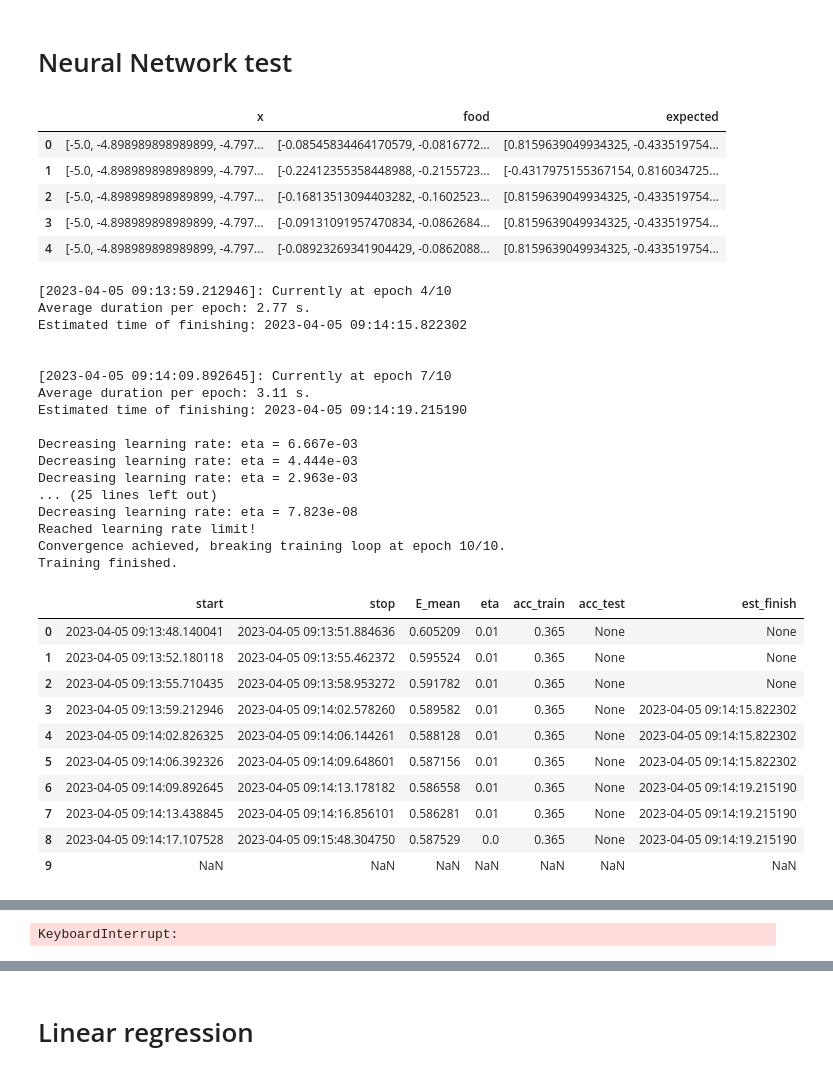
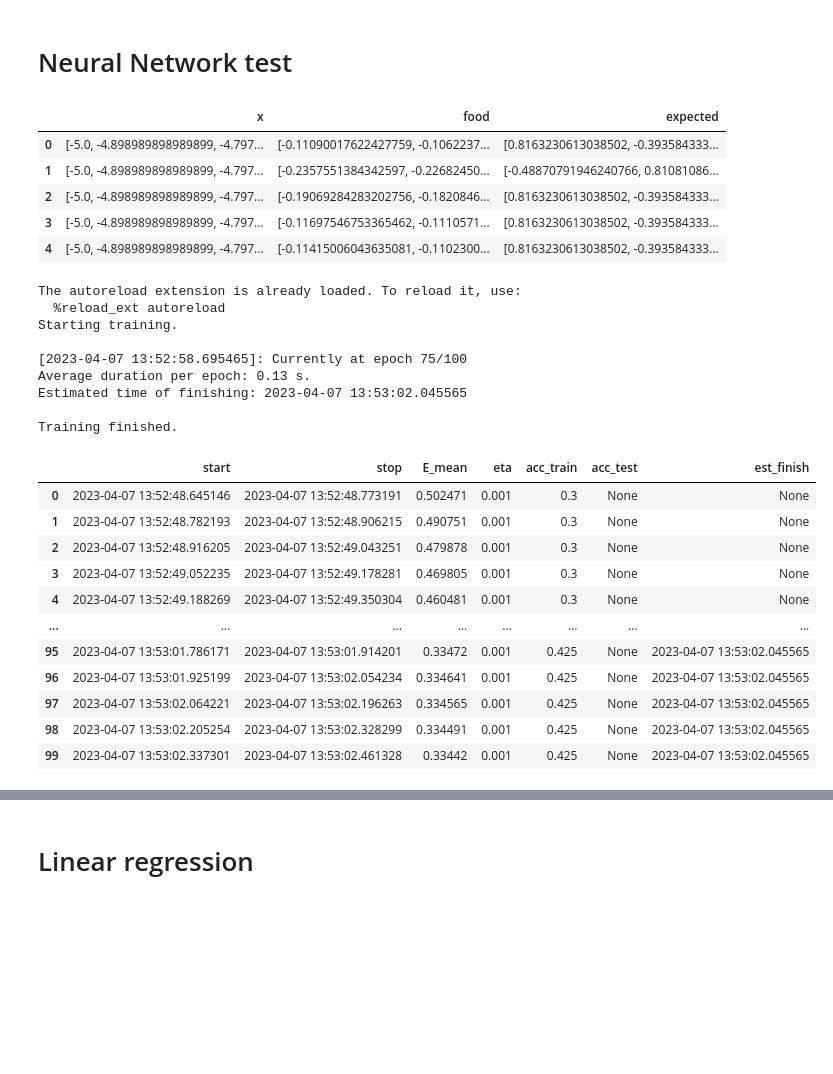
Before and after one commit to blahasimon/datascience, a Jupyter notebook: nn_test.ipynb, the cells around one changed output, grey strips where cells are left out. Drawn from its saved outputs; the diff is of its cells as text; code cells hidden in the pictures; blank space fills up the shorter version.

Commit message:
Fatal parameters bug fixed, batches and new features added, gradient checking OK

```diff
--- a/nn_test.ipynb
+++ b/nn_test.ipynb
@@ -17,7 +18,7 @@ X_LOW = -5
 X_HIGH = 5
 N_X = 100
 
-N_samples = 1000
+N_samples = 100
 N_funcs = 3
 
 data['x'] = range(N_samples)
@@ -37,7 +38,7 @@ def random_func(x):
 
 data[['food', 'expected']] = data['x'].apply(random_func).apply(pd.Series)
 
-
+plt.show()
 
 mean = np.mean(data['food'])
 data['food'] = data['food'].apply(lambda x: x - mean)
@@ -50,11 +51,11 @@ data['expected'] /= data['expected'].apply(np.linalg.norm)
 data.head()
 # %% [output]
 |  | x | food | expected |
-| 0 | [-5.0, -4.898989898989899, -4.797... | [-0.08545834464170579, -0.0816772... | [0.8159639049934325, -0.433519754... |
-| 1 | [-5.0, -4.898989898989899, -4.797... | [-0.22412355358448988, -0.2155723... | [-0.4317975155367154, 0.816034725... |
-| 2 | [-5.0, -4.898989898989899, -4.797... | [-0.16813513094403282, -0.1602523... | [0.8159639049934325, -0.433519754... |
-| 3 | [-5.0, -4.898989898989899, -4.797... | [-0.09131091957470834, -0.0862684... | [0.8159639049934325, -0.433519754... |
-| 4 | [-5.0, -4.898989898989899, -4.797... | [-0.08923269341904429, -0.0862088... | [0.8159639049934325, -0.433519754... |
+| 0 | [-5.0, -4.898989898989899, -4.797... | [-0.11090017622427759, -0.1062237... | [0.8163230613038502, -0.393584333... |
+| 1 | [-5.0, -4.898989898989899, -4.797... | [-0.2357551384342597, -0.22682450... | [-0.48870791946240766, 0.81081086... |
+| 2 | [-5.0, -4.898989898989899, -4.797... | [-0.19069284283202756, -0.1820846... | [0.8163230613038502, -0.393584333... |
+| 3 | [-5.0, -4.898989898989899, -4.797... | [-0.11697546753365462, -0.1110571... | [0.8163230613038502, -0.393584333... |
+| 4 | [-5.0, -4.898989898989899, -4.797... | [-0.11415006043635081, -0.1102300... | [0.8163230613038502, -0.393584333... |
 # %%
 TEST_SIZE = 0.2
 data_train = data.sample(frac=(1-TEST_SIZE), random_state=0)
@@ -62,52 +63,48 @@ data_test = data.drop(data_train.index)
 # %%
 %load_ext autoreload
 %autoreload 2
 
-N_HIDDEN = 5
-ETA = 1.e-2
-ETA_LIMIT = 1.e-7
-N_EPOCHS = 10
-ADAPTIVE_ETA = True
+N_HIDDEN = 10
+ETA = 1.e-3
+ETA_LIMIT = 1.e-8
+N_EPOCHS = 100
+ADAPTIVE_ETA = False
 ETA_FACTOR = 1.5
 RANDOM_SEED = 5
+MSG_FREQ = 10
+BATCH_SIZE = 0.1
 
 ACT_FUNCS = [nn.sigmoid, nn.sigmoid]
 
 network_shape = (N_X, N_HIDDEN, N_funcs)
 
 neural_network = nn.NeuralNetwork(shape=network_shape, act_funcs=ACT_FUNCS,
                                   eta=ETA, eta_limit=ETA_LIMIT, adaptive_eta=ADAPTIVE_ETA, eta_factor=ETA_FACTOR,
                                   random_seed=RANDOM_SEED)
 
-df_stats = neural_network.train(df=data_train[['food', 'expected']], n_epochs=N_EPOCHS, msg_freq=10)
-
+df_stats = neural_network.train(df=data_train[['food', 'expected']], n_epochs=N_EPOCHS, msg_freq=MSG_FREQ, batch_size=BATCH_SIZE)
+df_stats.to_csv('stats.csv', mode='a', header=None)
+pd.DataFrame(neural_network.parameters).to_csv('parameters.csv')
 df_stats
 # %% [output]
-[2023-04-05 09:13:59.212946]: Currently at epoch 4/10
-Average duration per epoch: 2.77 s.
-Estimated time of finishing: 2023-04-05 09:14:15.822302
+The autoreload extension is already loaded. To reload it, use:
+  %reload_ext autoreload
+Starting training.
 
+[2023-04-07 13:52:58.695465]: Currently at epoch 75/100
+Average duration per epoch: 0.13 s.
+Estimated time of finishing: 2023-04-07 13:53:02.045565
 
-[2023-04-05 09:14:09.892645]: Currently at epoch 7/10
-Average duration per epoch: 3.11 s.
-Estimated time of finishing: 2023-04-05 09:14:19.215190
-
-Decreasing learning rate: eta = 6.667e-03
-Decreasing learning rate: eta = 4.444e-03
-Decreasing learning rate: eta = 2.963e-03
-... (25 lines left out)
-Decreasing learning rate: eta = 7.823e-08
-Reached learning rate limit!
-Convergence achieved, breaking training loop at epoch 10/10.
 Training finished.
 |  | start | stop | E_mean | eta | acc_train | acc_test | est_finish |
-| 0 | 2023-04-05 09:13:48.140041 | 2023-04-05 09:13:51.884636 | 0.605209 | 0.01 | 0.365 | None | None |
-| 1 | 2023-04-05 09:13:52.180118 | 2023-04-05 09:13:55.462372 | 0.595524 | 0.01 | 0.365 | None | None |
-| 2 | 2023-04-05 09:13:55.710435 | 2023-04-05 09:13:58.953272 | 0.591782 | 0.01 | 0.365 | None | None |
-| 3 | 2023-04-05 09:13:59.212946 | 2023-04-05 09:14:02.578260 | 0.589582 | 0.01 | 0.365 | None | 2023-04-05 09:14:15.822302 |
-| 4 | 2023-04-05 09:14:02.826325 | 2023-04-05 09:14:06.144261 | 0.588128 | 0.01 | 0.365 | None | 2023-04-05 09:14:15.822302 |
-| 5 | 2023-04-05 09:14:06.392326 | 2023-04-05 09:14:09.648601 | 0.587156 | 0.01 | 0.365 | None | 2023-04-05 09:14:15.822302 |
-| 6 | 2023-04-05 09:14:09.892645 | 2023-04-05 09:14:13.178182 | 0.586558 | 0.01 | 0.365 | None | 2023-04-05 09:14:19.215190 |
-| 7 | 2023-04-05 09:14:13.438845 | 2023-04-05 09:14:16.856101 | 0.586281 | 0.01 | 0.365 | None | 2023-04-05 09:14:19.215190 |
-| 8 | 2023-04-05 09:14:17.107528 | 2023-04-05 09:15:48.304750 | 0.587529 | 0.0 | 0.365 | None | 2023-04-05 09:14:19.215190 |
-| 9 | NaN | NaN | NaN | NaN | NaN | NaN | NaN |
+| 0 | 2023-04-07 13:52:48.645146 | 2023-04-07 13:52:48.773191 | 0.502471 | 0.001 | 0.3 | None | None |
+| 1 | 2023-04-07 13:52:48.782193 | 2023-04-07 13:52:48.906215 | 0.490751 | 0.001 | 0.3 | None | None |
+| 2 | 2023-04-07 13:52:48.916205 | 2023-04-07 13:52:49.043251 | 0.479878 | 0.001 | 0.3 | None | None |
+| 3 | 2023-04-07 13:52:49.052235 | 2023-04-07 13:52:49.178281 | 0.469805 | 0.001 | 0.3 | None | None |
+| 4 | 2023-04-07 13:52:49.188269 | 2023-04-07 13:52:49.350304 | 0.460481 | 0.001 | 0.3 | None | None |
+| ... | ... | ... | ... | ... | ... | ... | ... |
+| 95 | 2023-04-07 13:53:01.786171 | 2023-04-07 13:53:01.914201 | 0.33472 | 0.001 | 0.425 | None | 2023-04-07 13:53:02.045565 |
+| 96 | 2023-04-07 13:53:01.925199 | 2023-04-07 13:53:02.054234 | 0.334641 | 0.001 | 0.425 | None | 2023-04-07 13:53:02.045565 |
+| 97 | 2023-04-07 13:53:02.064221 | 2023-04-07 13:53:02.196263 | 0.334565 | 0.001 | 0.425 | None | 2023-04-07 13:53:02.045565 |
+| 98 | 2023-04-07 13:53:02.205254 | 2023-04-07 13:53:02.328299 | 0.334491 | 0.001 | 0.425 | None | 2023-04-07 13:53:02.045565 |
+| 99 | 2023-04-07 13:53:02.337301 | 2023-04-07 13:53:02.461328 | 0.33442 | 0.001 | 0.425 | None | 2023-04-07 13:53:02.045565 |
@@ -133,4 +112,3 @@ Decreasing learning rate: eta = 8.779e-04
-KeyboardInterrupt:
 # %%
 fig = go.Figure([
     go.Scatter(
```
Also changed, not shown: parts of 7 cells of this notebook, 1 other file.
